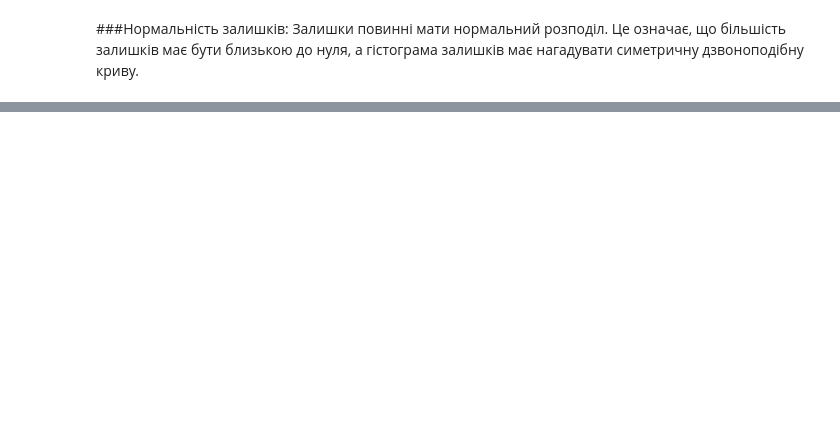
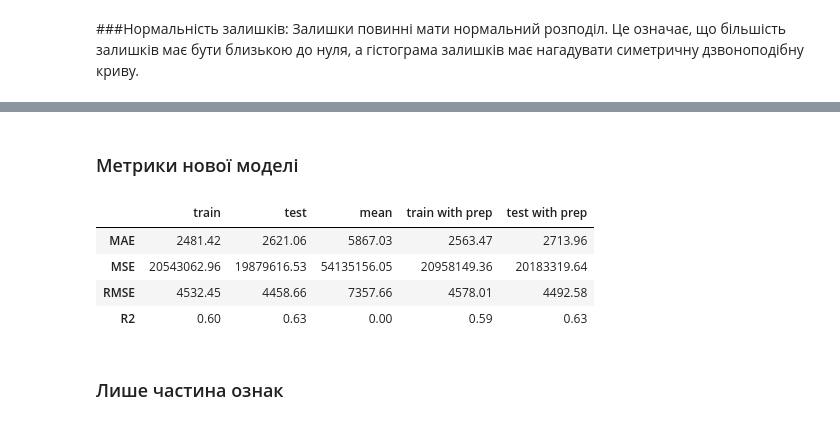
Before and after one commit to HalyshAnton/IT-Step-Pyton-AI, a Jupyter notebook: module3/linear_regression.ipynb, the cells around one changed output, grey strips where cells are left out. Drawn from its saved outputs; the diff is of its cells as text; code cells hidden in the pictures; blank space fills up the shorter version.

```diff
--- a/module3/linear_regression.ipynb
+++ b/module3/linear_regression.ipynb
@@ -352,0 +422,4 @@ plt.hist(res, bins=bins)
+# %%
+X_train, X_test, y_train, y_test = train_test_split(X, y,
+                                                    train_size=0.8,  # частка даних для навчання
+                                                    random_state=42)
@@ -352,0 +428,8 @@ plt.hist(res, bins=bins)
+# %%
+model2 = Pipeline(
+    [("prep", preprocessor),
+     ("model", LinearRegression())
+     ]
+)
+
+model2
@@ -352,0 +451,2 @@ plt.hist(res, bins=bins)
+# %%
+model2.fit(X_train, y_train)
@@ -352,0 +468,2 @@ plt.hist(res, bins=bins)
+# %% [markdown]
+### Метрики нової моделі
@@ -352,0 +473,10 @@ plt.hist(res, bins=bins)
+# %%
+all_metrics
+# %% [output]
+|  | train | test | mean | train with prep | test with prep |
+| MAE | 2481.42 | 2621.06 | 5867.03 | 2563.47 | 2713.96 |
+| MSE | 20543062.96 | 19879616.53 | 54135156.05 | 20958149.36 | 20183319.64 |
+| RMSE | 4532.45 | 4458.66 | 7357.66 | 4578.01 | 4492.58 |
+| R2 | 0.60 | 0.63 | 0.00 | 0.59 | 0.63 |
+# %% [markdown]
+### Лише частина ознак
```
Also changed, not shown: parts of 35 cells of this notebook.
